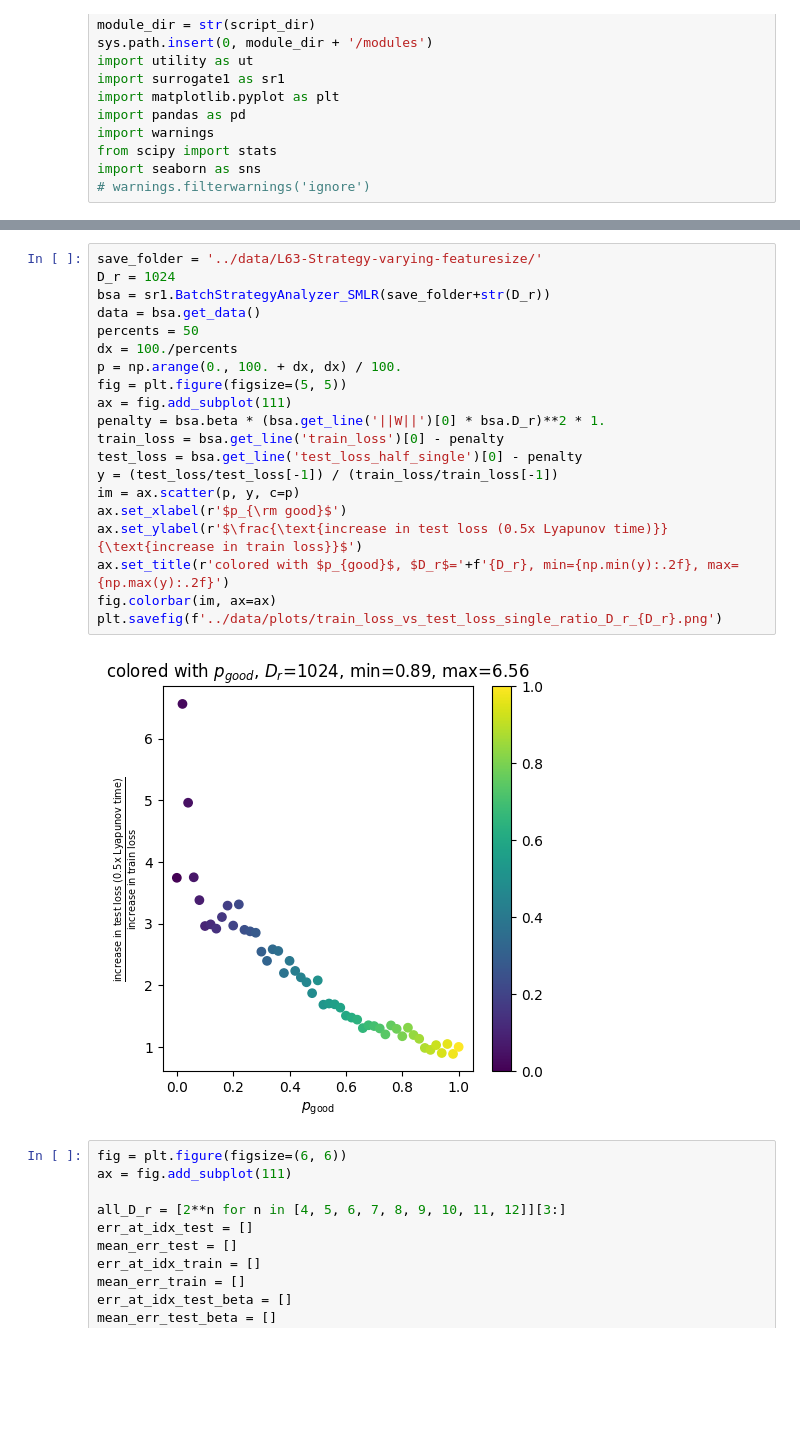
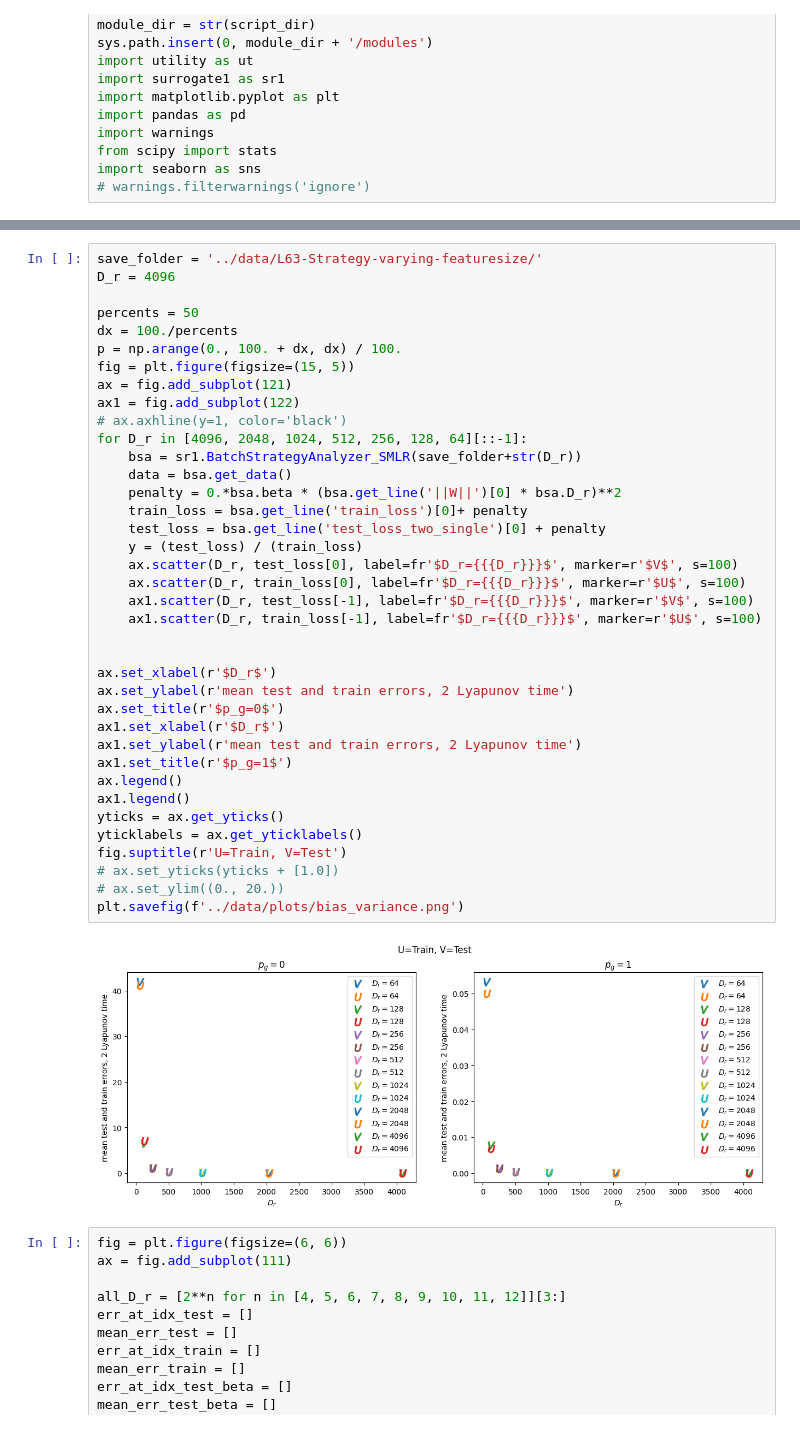
Before and after one commit to pinakm9/random-feature-map, a Jupyter notebook: notebooks/overfitting-RF.ipynb, the cells around one changed output, grey strips where cells are left out. Cells and saved outputs as stored; diff of their text form; blank space fills up the shorter version.

```diff
--- a/notebooks/overfitting-RF.ipynb
+++ b/notebooks/overfitting-RF.ipynb
@@ -35,25 +41,43 @@ plt.savefig(f'../data/plots/train_loss_vs_test_loss_single_D_r_{D_r}.png')
 # %%
 save_folder = '../data/L63-Strategy-varying-featuresize/'
-D_r = 1024
-bsa = sr1.BatchStrategyAnalyzer_SMLR(save_folder+str(D_r))
-data = bsa.get_data()
+D_r = 4096
+
 percents = 50
 dx = 100./percents
 p = np.arange(0., 100. + dx, dx) / 100.
-fig = plt.figure(figsize=(5, 5))
-ax = fig.add_subplot(111)
-penalty = bsa.beta * (bsa.get_line('||W||')[0] * bsa.D_r)**2 * 1.
-train_loss = bsa.get_line('train_loss')[0] - penalty
-test_loss = bsa.get_line('test_loss_half_single')[0] - penalty
-y = (test_loss/test_loss[-1]) / (train_loss/train_loss[-1])
-im = ax.scatter(p, y, c=p)
-ax.set_xlabel(r'$p_{\rm good}$')
-ax.set_ylabel(r'$\frac{\text{increase in test loss (0.5x Lyapunov time)}}{\text{increase in train loss}}$')
-ax.set_title(r'colored with $p_{good}$, $D_r$='+f'{D_r}, min={np.min(y):.2f}, max={np.max(y):.2f}')
-fig.colorbar(im, ax=ax)
-plt.savefig(f'../data/plots/train_loss_vs_test_loss_single_ratio_D_r_{D_r}.png')
+fig = plt.figure(figsize=(15, 5))
+ax = fig.add_subplot(121)
+ax1 = fig.add_subplot(122)
+# ax.axhline(y=1, color='black')
+for D_r in [4096, 2048, 1024, 512, 256, 128, 64][::-1]:
+    bsa = sr1.BatchStrategyAnalyzer_SMLR(save_folder+str(D_r))
+    data = bsa.get_data()
+    penalty = 0.*bsa.beta * (bsa.get_line('||W||')[0] * bsa.D_r)**2
+    train_loss = bsa.get_line('train_loss')[0]+ penalty
+    test_loss = bsa.get_line('test_loss_two_single')[0] + penalty
+    y = (test_loss) / (train_loss)
+    ax.scatter(D_r, test_loss[0], label=fr'$D_r={{{D_r}}}$', marker=r'$V$', s=100)
+    ax.scatter(D_r, train_loss[0], label=fr'$D_r={{{D_r}}}$', marker=r'$U$', s=100)
+    ax1.scatter(D_r, test_loss[-1], label=fr'$D_r={{{D_r}}}$', marker=r'$V$', s=100)
+    ax1.scatter(D_r, train_loss[-1], label=fr'$D_r={{{D_r}}}$', marker=r'$U$', s=100)
+
+
+ax.set_xlabel(r'$D_r$')
+ax.set_ylabel(r'mean test and train errors, 2 Lyapunov time')
+ax.set_title(r'$p_g=0$')
+ax1.set_xlabel(r'$D_r$')
+ax1.set_ylabel(r'mean test and train errors, 2 Lyapunov time')
+ax1.set_title(r'$p_g=1$')
+ax.legend()
+ax1.legend()
+yticks = ax.get_yticks()
+yticklabels = ax.get_yticklabels()
+fig.suptitle(r'U=Train, V=Test')
+# ax.set_yticks(yticks + [1.0])
+# ax.set_ylim((0., 20.))
+plt.savefig(f'../data/plots/bias_variance.png')
 # %% [output]
-[figure, old version]
+[figure, new version]
 # %%
 fig = plt.figure(figsize=(6, 6))
 ax = fig.add_subplot(111)
```
Also changed, not shown: parts of 10 cells of this notebook, 29 other files.
